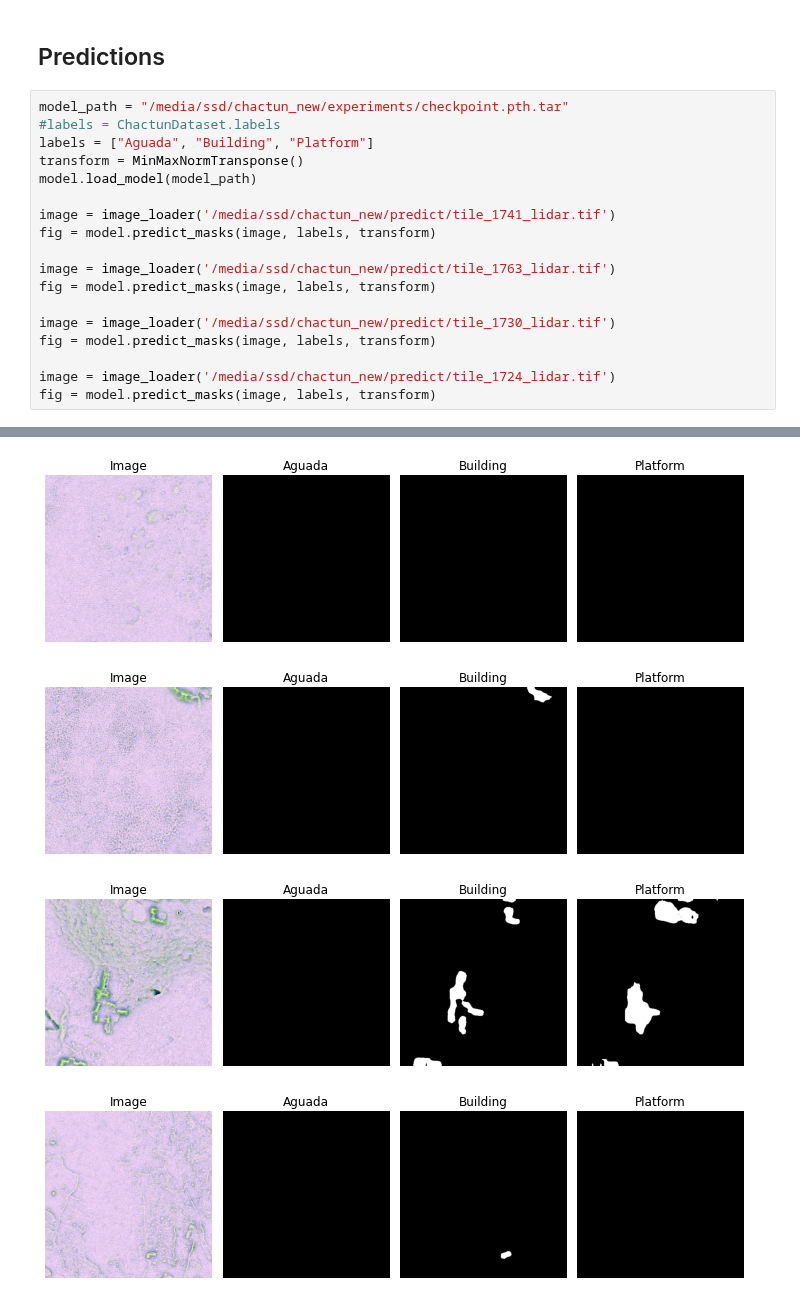
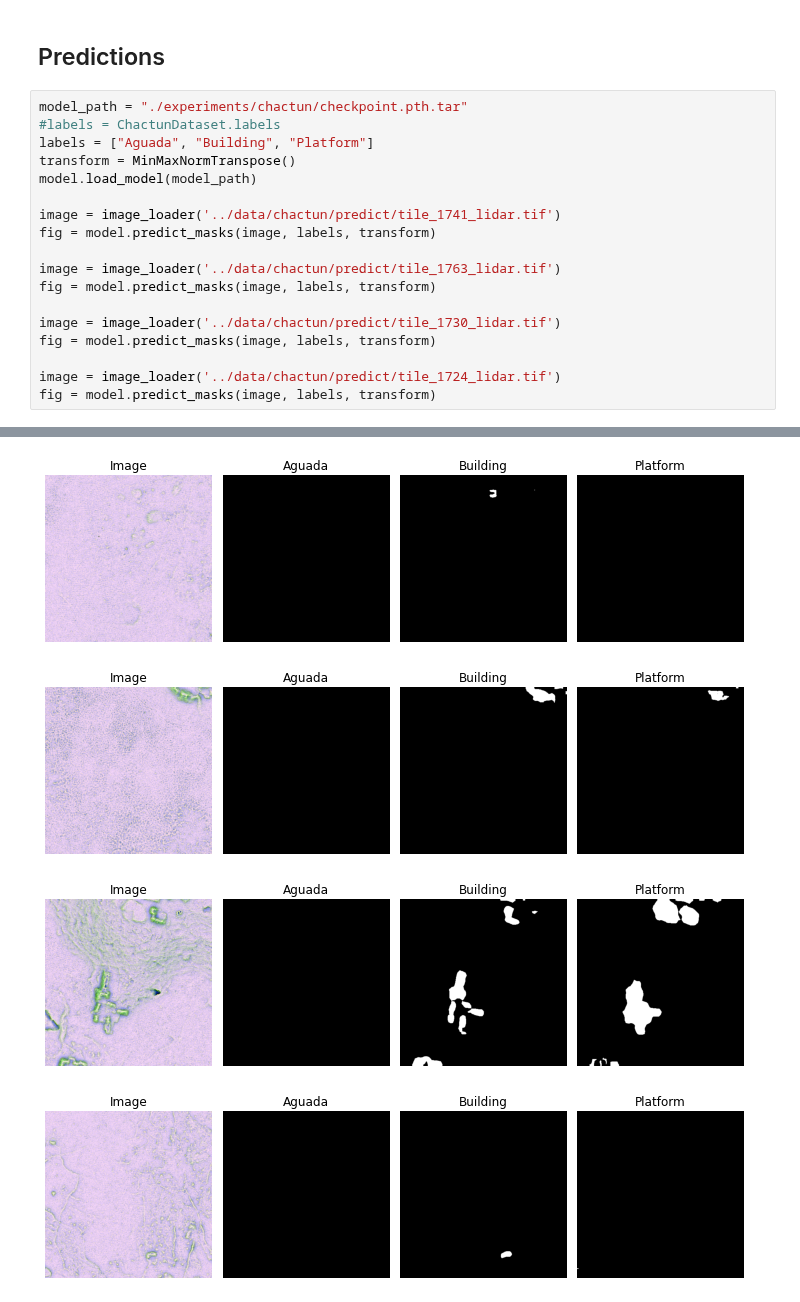
Before and after one commit to biasvariancelabs/aitlas, a Jupyter notebook: examples/semantic_segmentation_example_chactun.ipynb, the cells around one changed output, grey strips where cells are left out. Saved outputs shown, nothing was run; the diff lists cells and outputs as text.

```diff
--- a/examples/semantic_segmentation_example_chactun.ipynb
+++ b/examples/semantic_segmentation_example_chactun.ipynb
@@ -106,21 +123,21 @@ model.running_metrics.get_scores(["iou"])
 # %% [markdown]
 ## Predictions
 # %%
-model_path = "/media/ssd/chactun_new/experiments/checkpoint.pth.tar"
+model_path = "./experiments/chactun/checkpoint.pth.tar"
 #labels = ChactunDataset.labels
 labels = ["Aguada", "Building", "Platform"]
-transform = MinMaxNormTransponse()
+transform = MinMaxNormTranspose()
 model.load_model(model_path)
 
-image = image_loader('/media/ssd/chactun_new/predict/tile_1741_lidar.tif')
+image = image_loader('../data/chactun/predict/tile_1741_lidar.tif')
 fig = model.predict_masks(image, labels, transform)
 
-image = image_loader('/media/ssd/chactun_new/predict/tile_1763_lidar.tif')
+image = image_loader('../data/chactun/predict/tile_1763_lidar.tif')
 fig = model.predict_masks(image, labels, transform)
 
-image = image_loader('/media/ssd/chactun_new/predict/tile_1730_lidar.tif')
+image = image_loader('../data/chactun/predict/tile_1730_lidar.tif')
 fig = model.predict_masks(image, labels, transform)
 
-image = image_loader('/media/ssd/chactun_new/predict/tile_1724_lidar.tif')
+image = image_loader('../data/chactun/predict/tile_1724_lidar.tif')
 fig = model.predict_masks(image, labels, transform)
 # %% [output]
@@ -129,4 +146,4 @@ fig = model.predict_masks(image, labels, transform)
-[figure, old version]
+[figure, new version]
-[figure, old version]
+[figure, new version]
-[figure, old version]
+[figure, new version]
 [figure]
```
Also changed, not shown: parts of 9 cells of this notebook.
